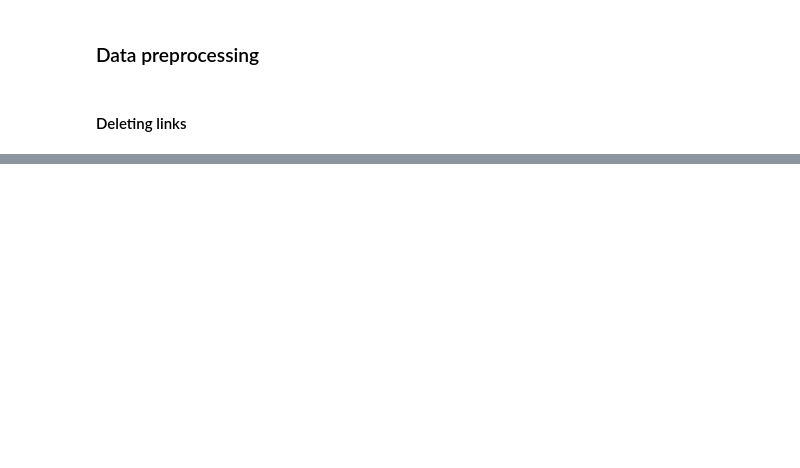
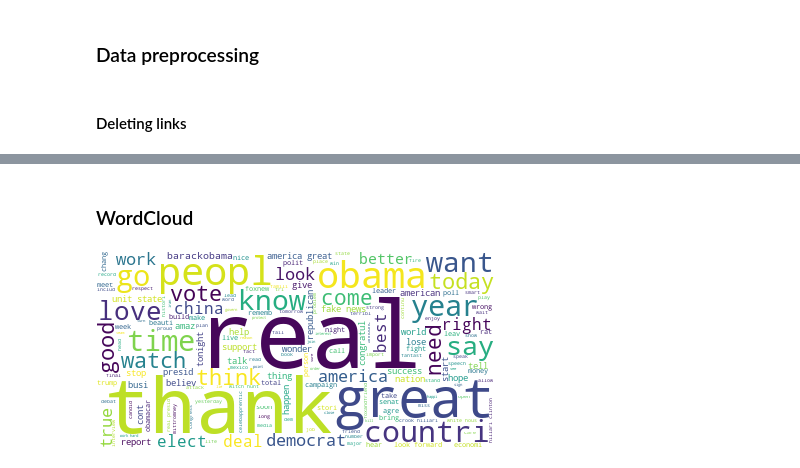
Before and after one commit to Masdevallia/nlp-topic-modeling, a Jupyter notebook: Obama_VS_Trump_Round2.ipynb, the cells around one changed output, grey strips where cells are left out. Drawn from its saved outputs; the diff is of its cells as text; code cells hidden in the pictures; blank space fills up the shorter version.

```diff
--- a/Obama_VS_Trump_Round2.ipynb
+++ b/Obama_VS_Trump_Round2.ipynb
@@ -62,0 +72,4 @@ df_obama['Tweet-text'] = df_obama['Tweet-text'].map(lambda x: re.sub('http[s]?:/
+# %%
+df_trump['content'] = df_trump['content'].map(lambda x: re.sub('President', '', x))
+df_trump['content'] = df_trump['content'].map(lambda x: re.sub('Donald', '', x))
+df_trump['content'] = df_trump['content'].map(lambda x: re.sub('Trump', '', x))
@@ -62,0 +88,11 @@ df_obama['Tweet-text'] = df_obama['Tweet-text'].map(lambda x: re.sub('http[s]?:/
+# %%
+def lemmatize_stemming(text):
+    stemmer = SnowballStemmer('english')
+    return stemmer.stem(WordNetLemmatizer().lemmatize(text, pos='v'))
+
+def preprocess(text):
+    result = []
+    for token in gensim.utils.simple_preprocess(text):
+        if token not in gensim.parsing.preprocessing.STOPWORDS and len(token) > 3:
+            result.append(lemmatize_stemming(token))
+    return result
@@ -62,0 +114,7 @@ df_obama['Tweet-text'] = df_obama['Tweet-text'].map(lambda x: re.sub('http[s]?:/
+# %%
+# Preprocess the tweets, saving the results as ‘processed_tweets’
+processed_tweets_trump = df_trump['content'].map(preprocess)
+print(processed_tweets_trump[:10])
+
+processed_tweets_obama = df_obama['Tweet-text'].map(preprocess)
+print(processed_tweets_obama[:10])
@@ -62,0 +139,19 @@ df_obama['Tweet-text'] = df_obama['Tweet-text'].map(lambda x: re.sub('http[s]?:/
+# %% [markdown]
+### WordCloud
+# %%
+# Trump:
+
+# Join the different processed tweets together
+processed_tweets_trump_flat = [item for sublist in processed_tweets_trump for item in sublist]
+trump_tweets = ','.join(list(processed_tweets_trump_flat))
+
+# Create a WordCloud object
+wordcloud = WordCloud(background_color="white", max_words=5000, contour_width=3, contour_color='steelblue')
+
+# Generate a word cloud
+wordcloud.generate(trump_tweets)
+
+# Visualize the word cloud
+wordcloud.to_image()
+# %% [output]
+[figure, added]
```
Also changed, not shown: parts of 38 cells of this notebook, 1 other file.
